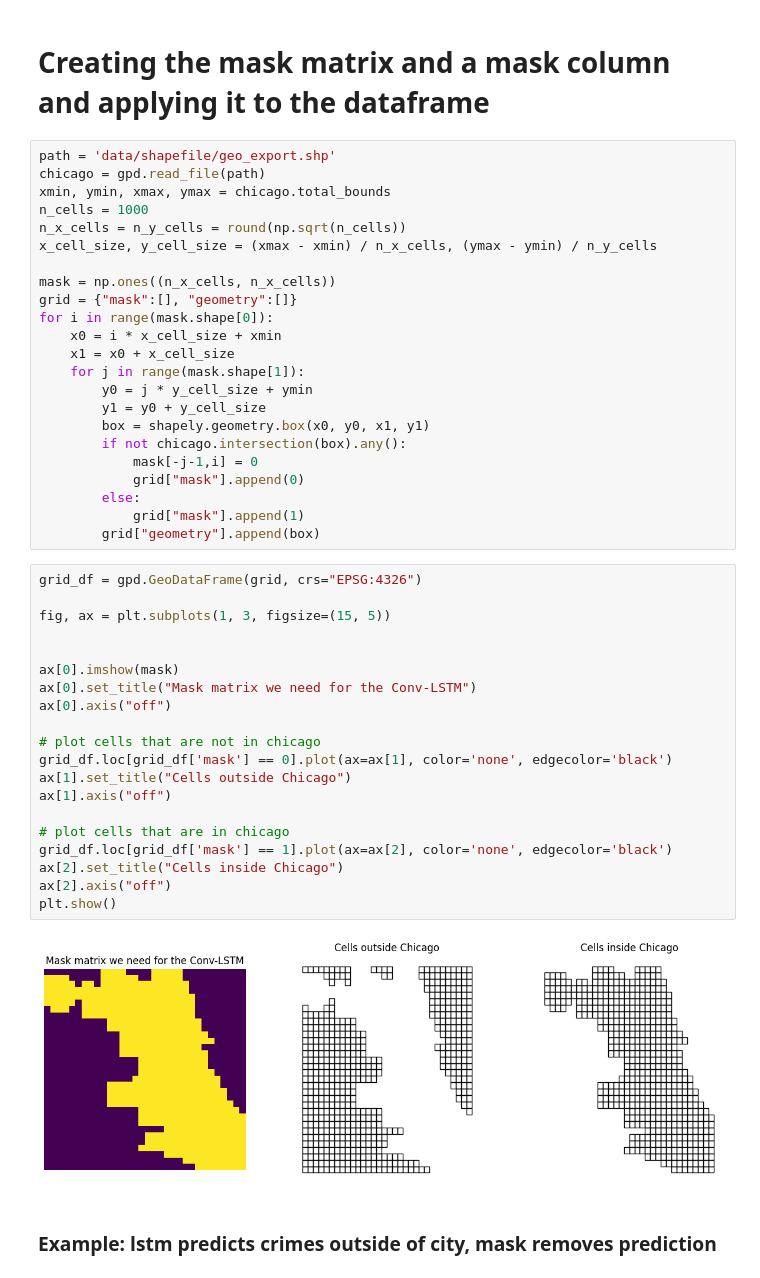
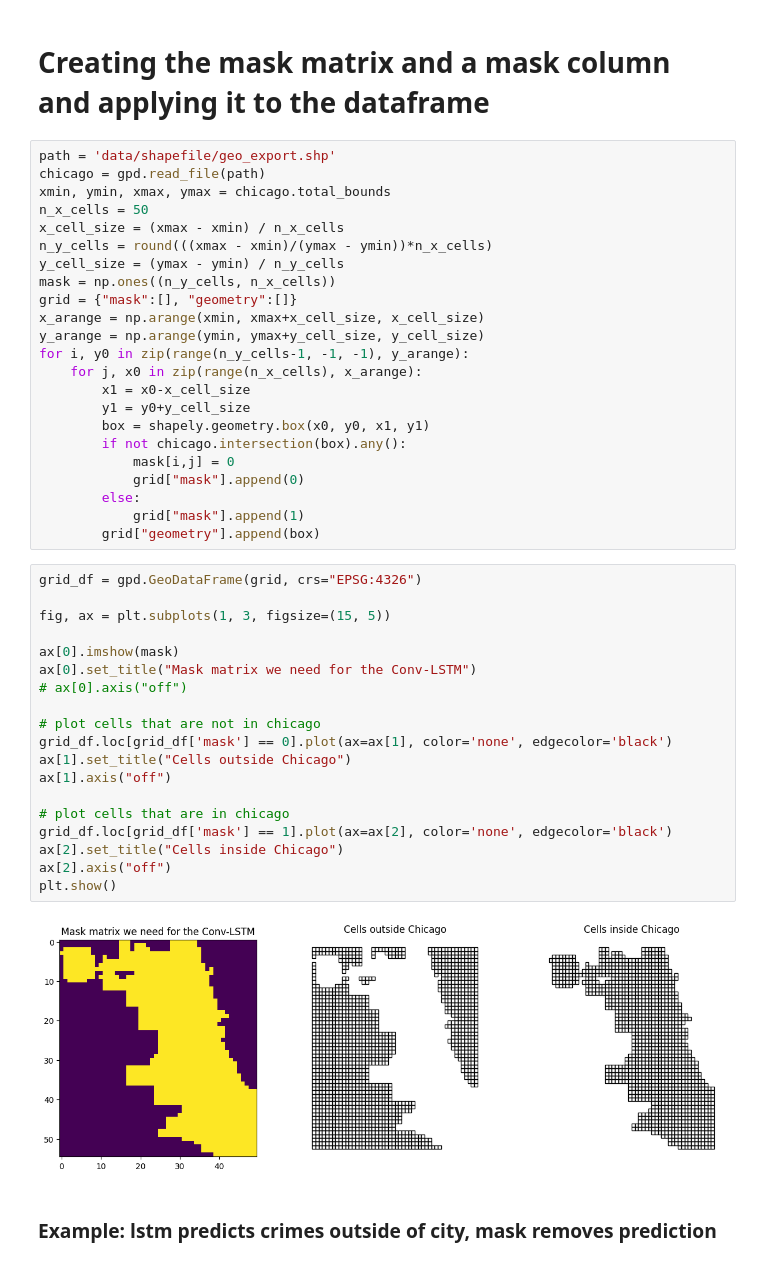
Before and after one commit to boomerr1/CrimeChicagoUC, a Jupyter notebook: Data_visualisation.ipynb, the cells around one changed output. Cells and saved outputs as stored; diff of their text form.

```diff
--- a/Data_visualisation.ipynb
+++ b/Data_visualisation.ipynb
@@ -114,21 +114,21 @@ for filename in [f'frame_{frame_i}.png' for frame_i in range(1,12)]:
 path = 'data/shapefile/geo_export.shp'
 chicago = gpd.read_file(path)
 xmin, ymin, xmax, ymax = chicago.total_bounds
-n_cells = 1000
-n_x_cells = n_y_cells = round(np.sqrt(n_cells))
-x_cell_size, y_cell_size = (xmax - xmin) / n_x_cells, (ymax - ymin) / n_y_cells
-
-mask = np.ones((n_x_cells, n_x_cells))
+n_x_cells = 50
+x_cell_size = (xmax - xmin) / n_x_cells
+n_y_cells = round(((xmax - xmin)/(ymax - ymin))*n_x_cells)
+y_cell_size = (ymax - ymin) / n_y_cells
+mask = np.ones((n_y_cells, n_x_cells))
 grid = {"mask":[], "geometry":[]}
-for i in range(mask.shape[0]):
-    x0 = i * x_cell_size + xmin
-    x1 = x0 + x_cell_size
-    for j in range(mask.shape[1]):
-        y0 = j * y_cell_size + ymin
-        y1 = y0 + y_cell_size
+x_arange = np.arange(xmin, xmax+x_cell_size, x_cell_size)
+y_arange = np.arange(ymin, ymax+y_cell_size, y_cell_size)
+for i, y0 in zip(range(n_y_cells-1, -1, -1), y_arange):
+    for j, x0 in zip(range(n_x_cells), x_arange):
+        x1 = x0-x_cell_size
+        y1 = y0+y_cell_size
         box = shapely.geometry.box(x0, y0, x1, y1)
         if not chicago.intersection(box).any():
-            mask[-j-1,i] = 0
+            mask[i,j] = 0
             grid["mask"].append(0)
         else:
             grid["mask"].append(1)
@@ -136,25 +136,24 @@ for i in range(mask.shape[0]):
 # %%
 grid_df = gpd.GeoDataFrame(grid, crs="EPSG:4326")
 
 fig, ax = plt.subplots(1, 3, figsize=(15, 5))
 
-
 ax[0].imshow(mask)
 ax[0].set_title("Mask matrix we need for the Conv-LSTM")
-ax[0].axis("off")
+# ax[0].axis("off")
 
 # plot cells that are not in chicago
 grid_df.loc[grid_df['mask'] == 0].plot(ax=ax[1], color='none', edgecolor='black')
 ax[1].set_title("Cells outside Chicago")
 ax[1].axis("off")
 
 # plot cells that are in chicago
 grid_df.loc[grid_df['mask'] == 1].plot(ax=ax[2], color='none', edgecolor='black')
 ax[2].set_title("Cells inside Chicago")
 ax[2].axis("off")
 plt.show()
 # %% [output]
-[figure, old version]
+[figure, new version]
 # %% [markdown]
 ### Example: lstm predicts crimes outside of city, mask removes prediction
 # %%
```
Also changed, not shown: parts of 1 cell of this notebook, 1 other file.
